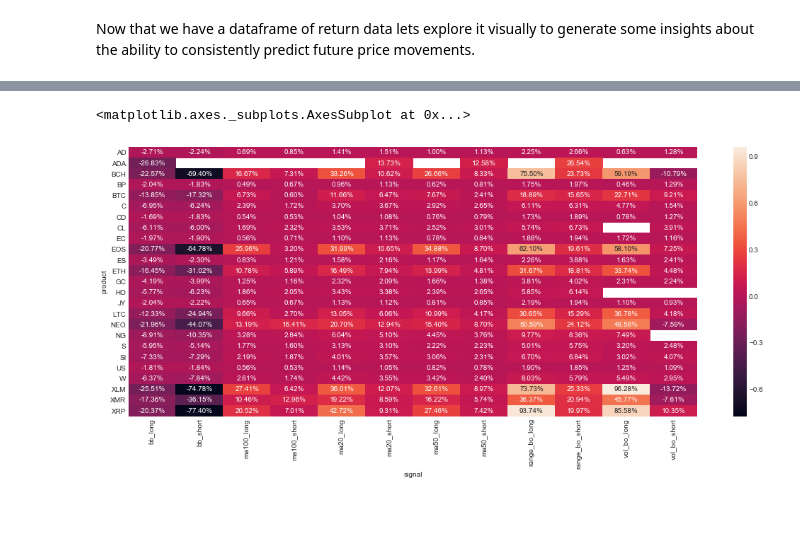
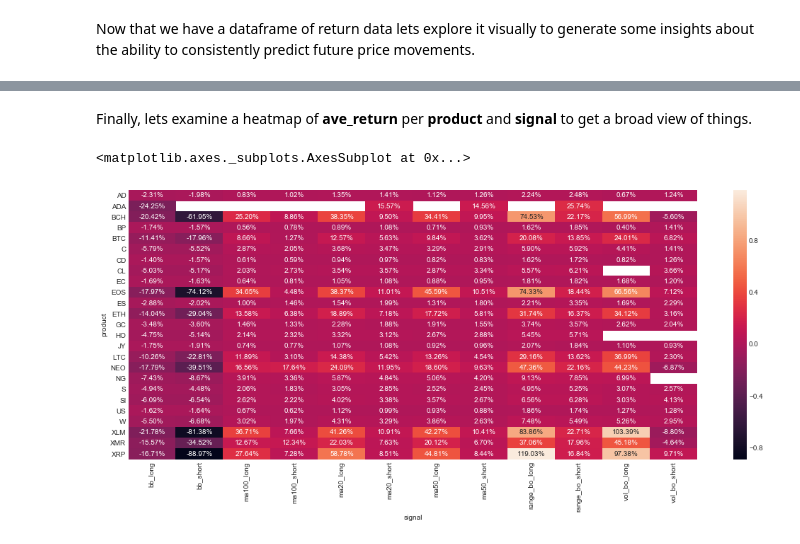
Before and after one commit to franko003/Price_Indicator_Analysis, a Jupyter notebook: notebooks/Price_Indicator_Analysis_MVP.ipynb, the cells around one changed output, grey strips where cells are left out. Saved outputs shown, nothing was run; the diff lists cells and outputs as text; code cells hidden in the pictures; blank space fills up the shorter version.

```diff
--- a/notebooks/Price_Indicator_Analysis_MVP.ipynb
+++ b/notebooks/Price_Indicator_Analysis_MVP.ipynb
@@ -1168,5 +1189,4 @@ First lets simply look at the combinations with the highest **ave_return**.
 # %%
-# Index by product and signal then take the top 100 combinations
+# Index by product and signal then take the top and bottom 100 combinations
 top100 = returns_df.set_index(['product', 'signal'], drop=True).sort_values(by='ave_return', ascending=False)[:100]
-
-ax = sns.distplot(returns_df.ave_return)
+bottom100 = returns_df.set_index(['product', 'signal'], drop=True).sort_values(by='ave_return')[:100]
@@ -1181,7 +1264,9 @@ g.map(sns.distplot, "ave_return")
+# %% [markdown]
+Finally, lets examine a heatmap of **ave_return** per **product** and **signal** to get a broad view of things.
 # %%
 fig, ax = plt.subplots(figsize=(18,7))
-df1 = returns_df.pivot_table(index='product', columns='signal', values='ave_return', aggfunc=np.median)
+df1 = returns_df.pivot_table(index='product', columns='signal', values='ave_return', aggfunc=np.mean)
 sns.heatmap(df1, annot=True, fmt=".2%", ax=ax)
 # %% [output]
 <matplotlib.axes._subplots.AxesSubplot at 0x...>
-[figure, old version]
+[figure, new version]
```
Also changed, not shown: parts of 19 cells of this notebook, 1 other file.
